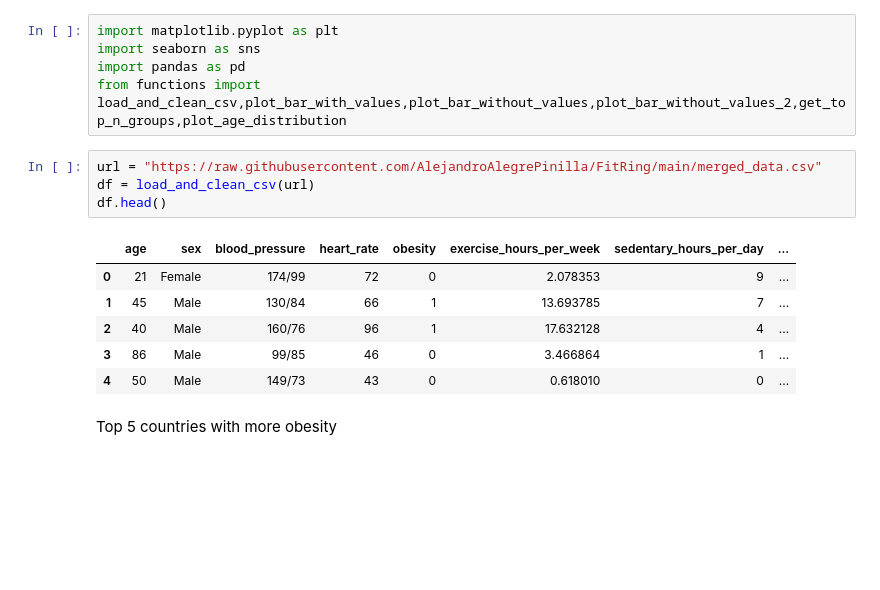
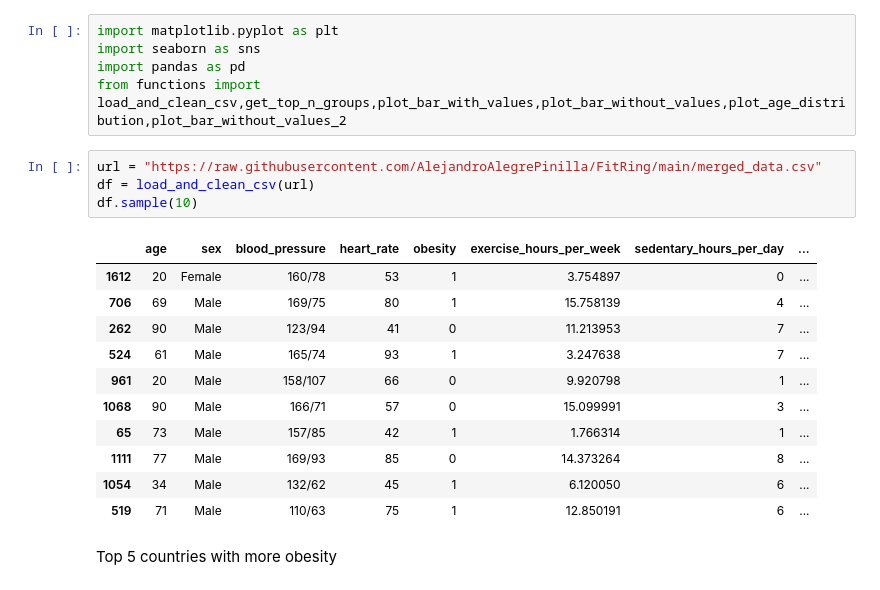
Before and after one commit to AlejandroAlegrePinilla/FitRing, a Jupyter notebook: main.ipynb, the cells around one changed output. Drawn from its saved outputs; the diff is of its cells as text; blank space fills up the shorter version.

```diff
--- a/main.ipynb
+++ b/main.ipynb
@@ -2,18 +2,23 @@
 import matplotlib.pyplot as plt
 import seaborn as sns
 import pandas as pd
-from functions import load_and_clean_csv,plot_bar_with_values,plot_bar_without_values,plot_bar_without_values_2,get_top_n_groups,plot_age_distribution
+from functions import load_and_clean_csv,get_top_n_groups,plot_bar_with_values,plot_bar_without_values,plot_age_distribution,plot_bar_without_values_2
 # %%
 url = "https://raw.githubusercontent.com/AlejandroAlegrePinilla/FitRing/main/merged_data.csv"
 df = load_and_clean_csv(url)
-df.head()
+df.sample(10)
 # %% [output]
 |  | age | sex | blood_pressure | heart_rate | obesity | exercise_hours_per_week | sedentary_hours_per_day | ... |
-| 0 | 21 | Female | 174/99 | 72 | 0 | 2.078353 | 9 | ... |
-| 1 | 45 | Male | 130/84 | 66 | 1 | 13.693785 | 7 | ... |
-| 2 | 40 | Male | 160/76 | 96 | 1 | 17.632128 | 4 | ... |
-| 3 | 86 | Male | 99/85 | 46 | 0 | 3.466864 | 1 | ... |
-| 4 | 50 | Male | 149/73 | 43 | 0 | 0.618010 | 0 | ... |
+| 1612 | 20 | Female | 160/78 | 53 | 1 | 3.754897 | 0 | ... |
+| 706 | 69 | Male | 169/75 | 80 | 1 | 15.758139 | 4 | ... |
+| 262 | 90 | Male | 123/94 | 41 | 0 | 11.213953 | 7 | ... |
+| 524 | 61 | Male | 165/74 | 93 | 1 | 3.247638 | 7 | ... |
+| 961 | 20 | Male | 158/107 | 66 | 0 | 9.920798 | 1 | ... |
+| 1068 | 90 | Male | 166/71 | 57 | 0 | 15.099991 | 3 | ... |
+| 65 | 73 | Male | 157/85 | 42 | 1 | 1.766314 | 1 | ... |
+| 1111 | 77 | Male | 169/93 | 85 | 0 | 14.373264 | 8 | ... |
+| 1054 | 34 | Male | 132/62 | 45 | 1 | 6.120050 | 6 | ... |
+| 519 | 71 | Male | 110/63 | 75 | 1 | 12.850191 | 6 | ... |
 # %% [markdown]
 Top 5 countries with more obesity
 # %%
```
Also changed, not shown: parts of 4 cells of this notebook, 2 other files.
